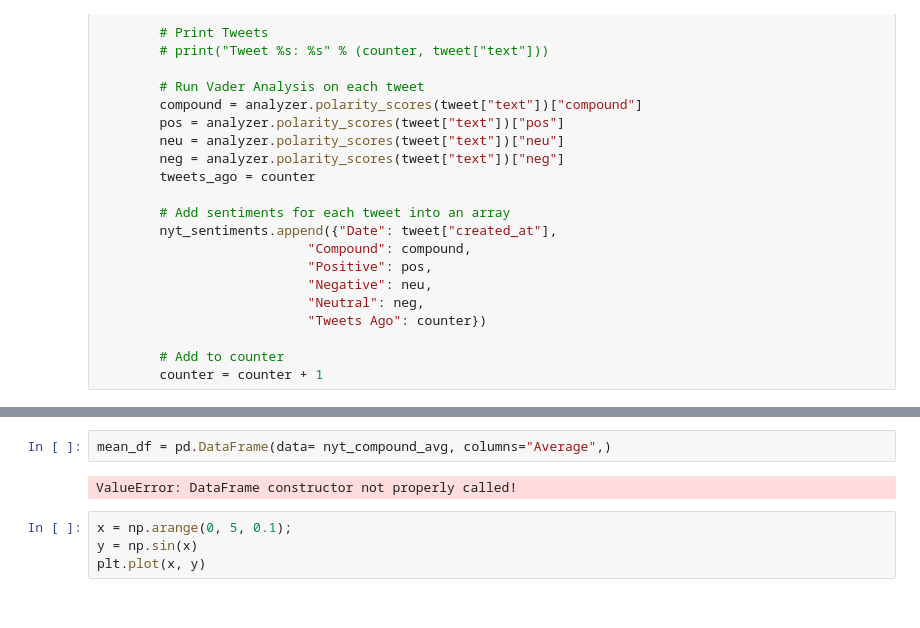
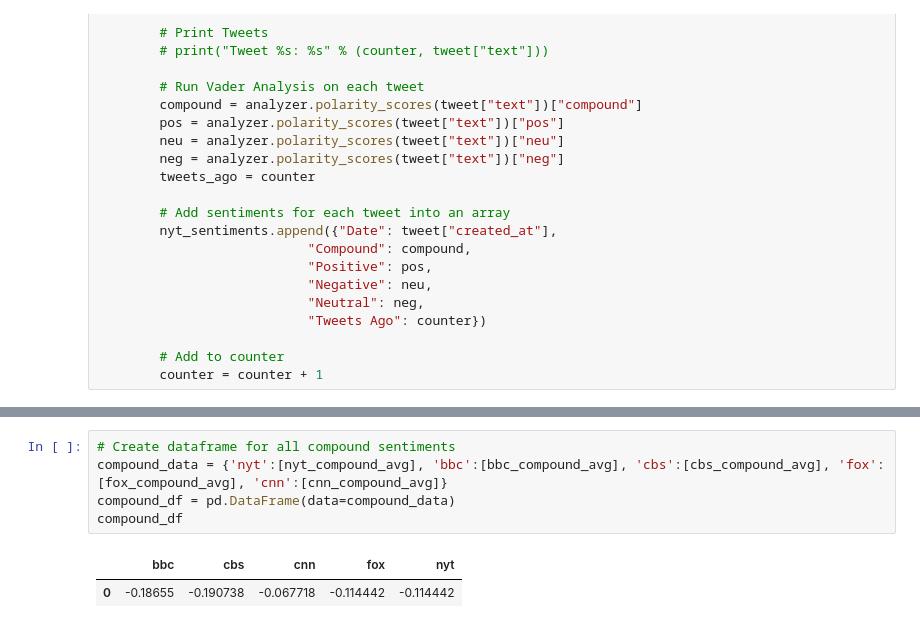
Before and after one commit to ehyoder/Social_Analytics_HW, a Jupyter notebook: Social_Analytics_Hw.ipynb, the cells around one changed output, grey strips where cells are left out. Drawn from its saved outputs; the diff is of its cells as text.

```diff
--- a/Social_Analytics_Hw.ipynb
+++ b/Social_Analytics_Hw.ipynb
@@ -395,8 +394,8 @@ cnn_compound_avg
-# %%
-mean_df = pd.DataFrame(data= nyt_compound_avg, columns="Average",)
-# %% [output]
-ValueError: DataFrame constructor not properly called!
-# %%
-x = np.arange(0, 5, 0.1);
-y = np.sin(x)
-plt.plot(x, y)
+# %%
+# Create dataframe for all compound sentiments
+compound_data = {'nyt':[nyt_compound_avg], 'bbc':[bbc_compound_avg], 'cbs':[cbs_compound_avg], 'fox':[fox_compound_avg], 'cnn':[cnn_compound_avg]}
+compound_df = pd.DataFrame(data=compound_data)
+compound_df
+# %% [output]
+|  | bbc | cbs | cnn | fox | nyt |
+| 0 | -0.18655 | -0.190738 | -0.067718 | -0.114442 | -0.114442 |
```
Also changed, not shown: parts of 17 cells of this notebook.
